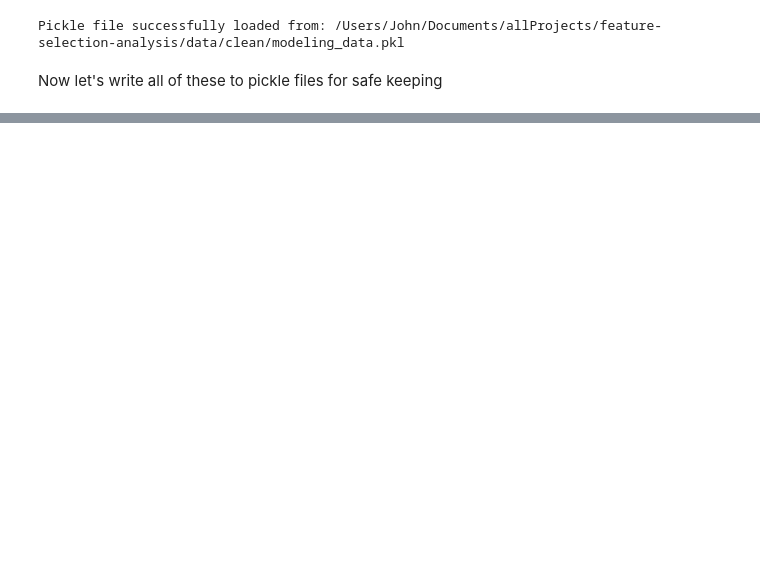
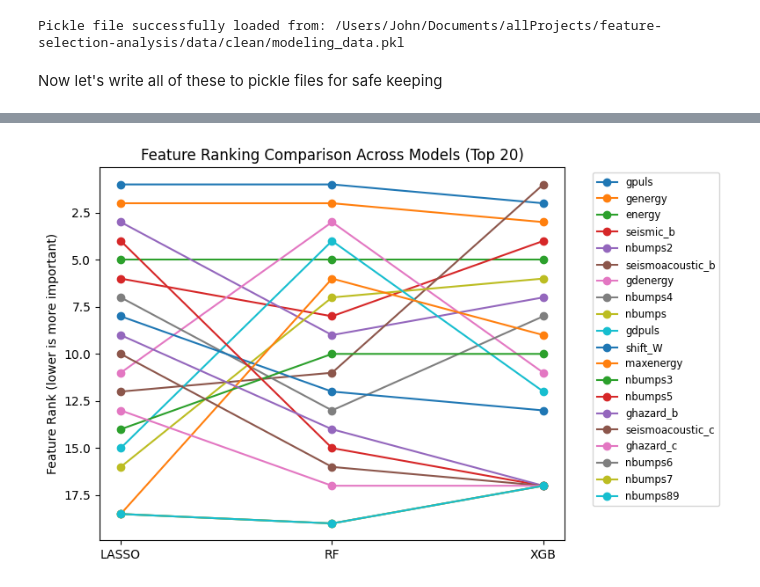
Before and after one commit to jdlesniak/feature-selection-analysis, a Jupyter notebook: notebooks/02_modeling.ipynb, the cells around one changed output, grey strips where cells are left out. Cells and saved outputs as stored; diff of their text form; code cells hidden in the pictures; blank space fills up the shorter version.

```diff
--- a/notebooks/02_modeling.ipynb
+++ b/notebooks/02_modeling.ipynb
@@ -46,0 +60,4 @@ lasso_df = plot_lasso_paths(lasso_results)
+# %%
+plot_feature_ranking_comparison(lasso_df, rf_df, xgb_df, top_n=20)
+# %% [output]
+[figure, added]
```
Also changed, not shown: parts of 6 cells of this notebook, 1 other file.
